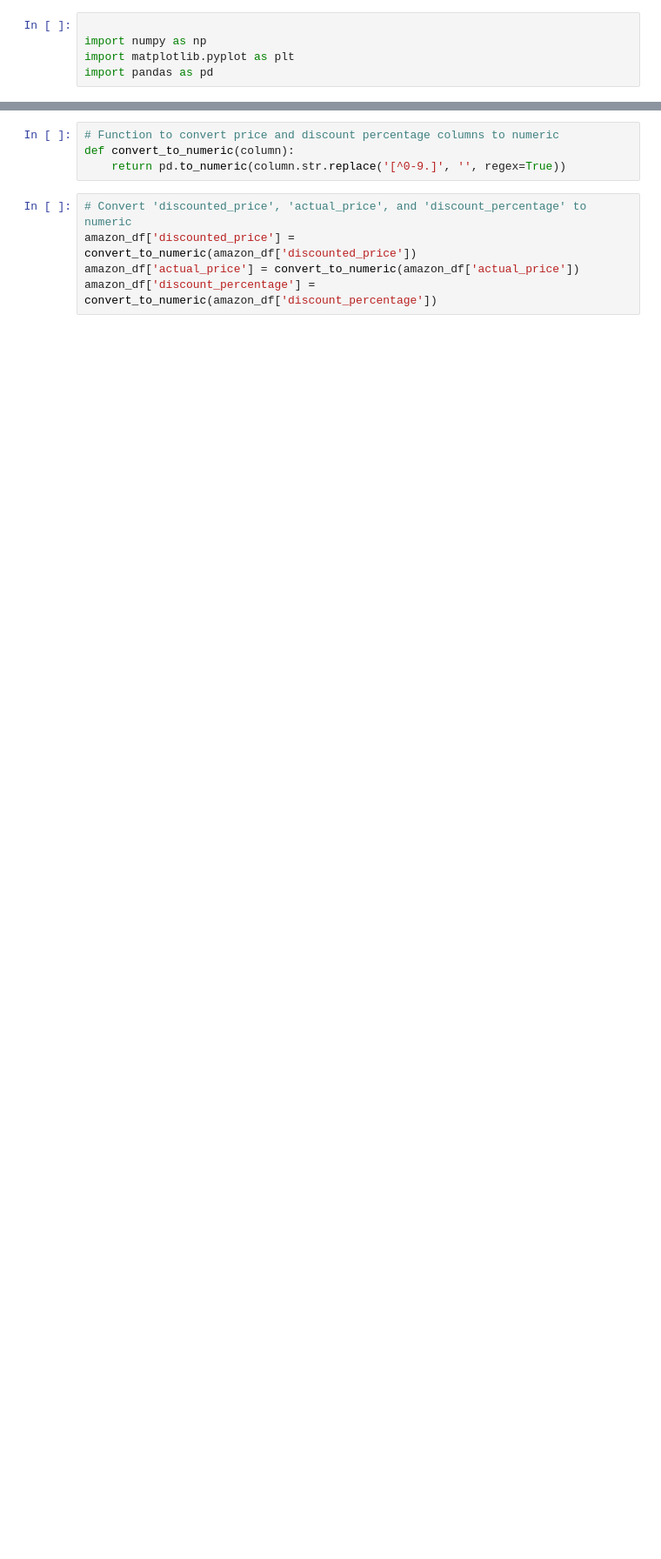
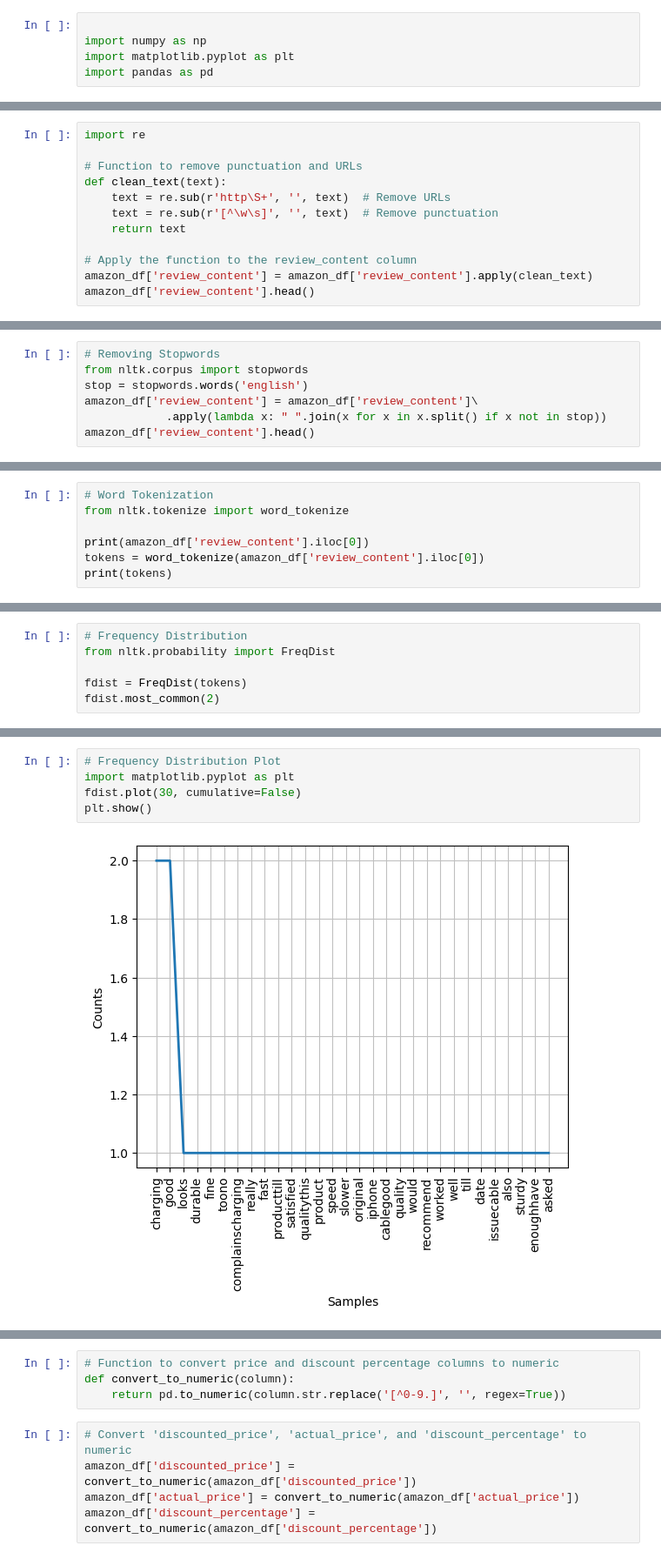
Before and after one commit to blackChan1234/AI, a Jupyter notebook: test1.ipynb, the cells around one changed output, grey strips where cells are left out. Shown: that part at 87% size. Cells and saved outputs as stored; diff of their text form; blank space fills up the shorter version.

```diff
--- a/test1.ipynb
+++ b/test1.ipynb
@@ -17,0 +41,12 @@ dataset.head(6)
+# %%
+import re
+
+# Function to remove punctuation and URLs
+def clean_text(text):
+    text = re.sub(r'http\S+', '', text)  # Remove URLs
+    text = re.sub(r'[^\w\s]', '', text)  # Remove punctuation
+    return text
+
+# Apply the function to the review_content column
+amazon_df['review_content'] = amazon_df['review_content'].apply(clean_text)
+amazon_df['review_content'].head()
@@ -17,0 +60,7 @@ dataset.head(6)
+# %%
+# Removing Stopwords
+from nltk.corpus import stopwords
+stop = stopwords.words('english')
+amazon_df['review_content'] = amazon_df['review_content']\
+            .apply(lambda x: " ".join(x for x in x.split() if x not in stop))
+amazon_df['review_content'].head()
@@ -17,0 +74,7 @@ dataset.head(6)
+# %%
+# Word Tokenization
+from nltk.tokenize import word_tokenize
+
+print(amazon_df['review_content'].iloc[0])
+tokens = word_tokenize(amazon_df['review_content'].iloc[0])
+print(tokens)
@@ -17,0 +84,6 @@ dataset.head(6)
+# %%
+# Frequency Distribution
+from nltk.probability import FreqDist
+
+fdist = FreqDist(tokens)
+fdist.most_common(2)
@@ -17,0 +92,7 @@ dataset.head(6)
+# %%
+# Frequency Distribution Plot
+import matplotlib.pyplot as plt
+fdist.plot(30, cumulative=False)
+plt.show()
+# %% [output]
+[figure, added]
```
Also changed, not shown: parts of 29 cells of this notebook.
